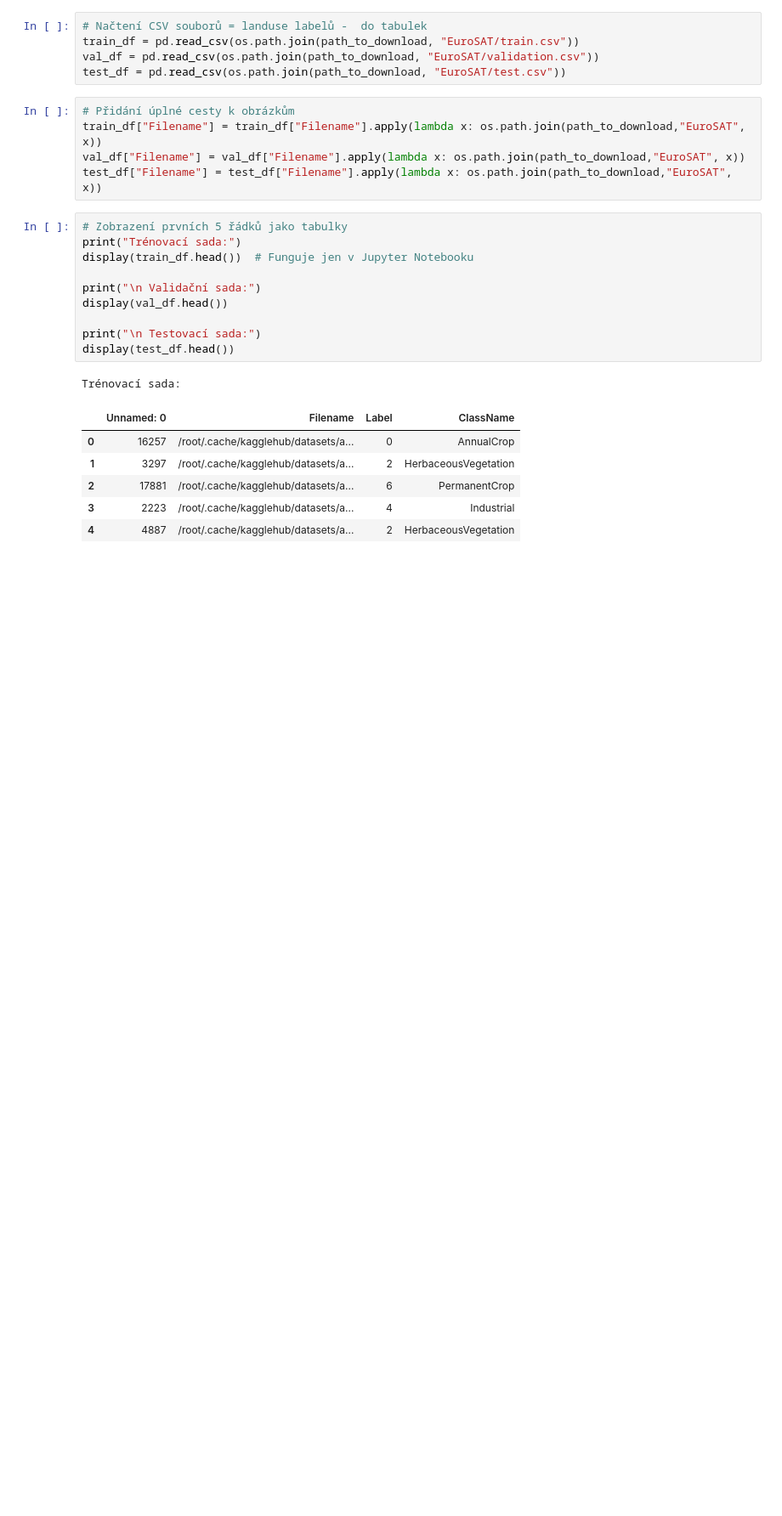
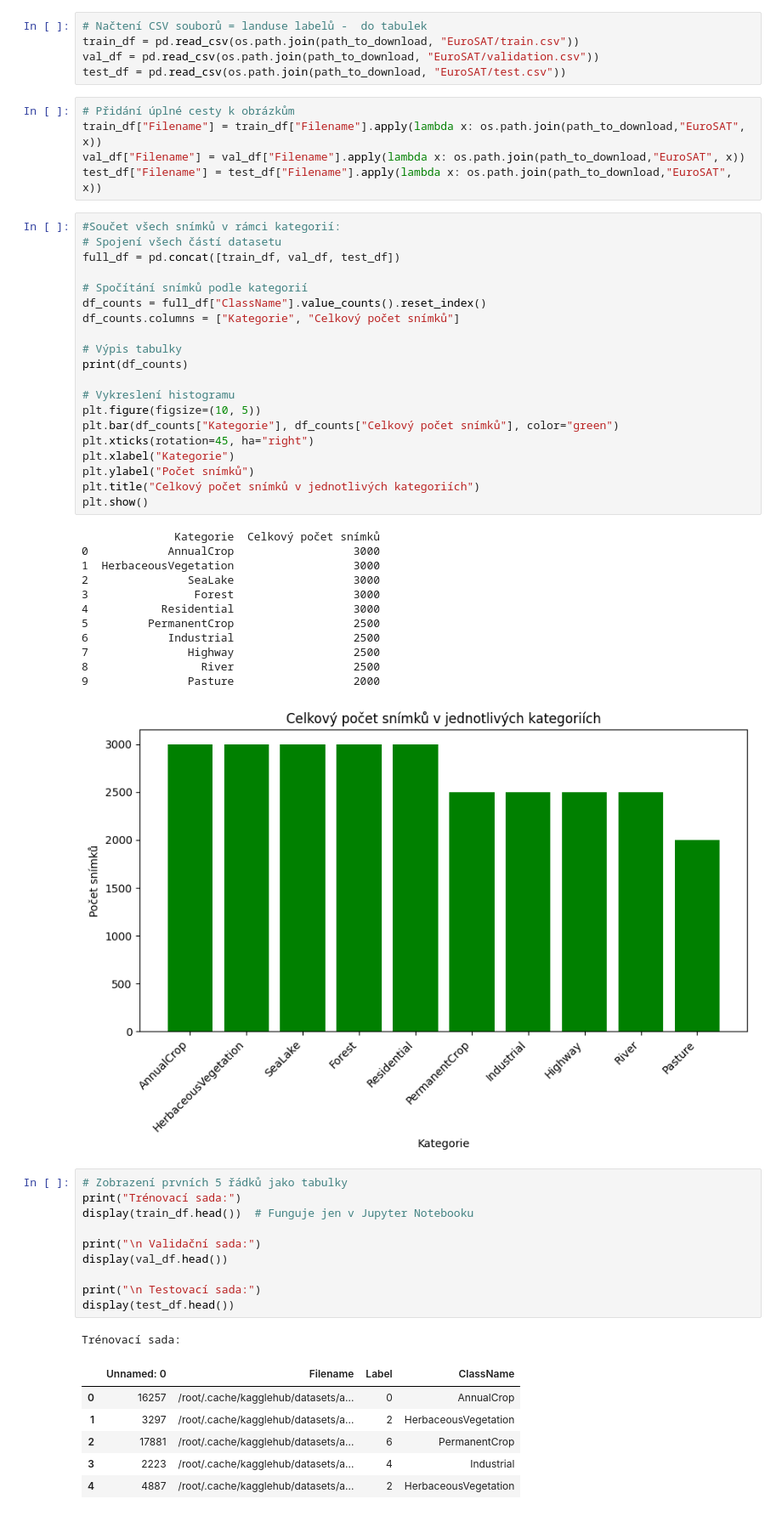
Before and after one commit to MartinaWestrik/Eurosat-Neural-Networks, a Jupyter notebook: Eurosat_Neural_Networks_V0.ipynb, the cells around one changed output. Shown at 85% size. Cells and saved outputs as stored; diff of their text form; blank space fills up the shorter version.

```diff
--- a/Eurosat_Neural_Networks_V0.ipynb
+++ b/Eurosat_Neural_Networks_V0.ipynb
@@ -73,6 +78,39 @@ test_df = pd.read_csv(os.path.join(path_to_download, "EuroSAT/test.csv"))
 train_df["Filename"] = train_df["Filename"].apply(lambda x: os.path.join(path_to_download,"EuroSAT", x))
 val_df["Filename"] = val_df["Filename"].apply(lambda x: os.path.join(path_to_download,"EuroSAT", x))
 test_df["Filename"] = test_df["Filename"].apply(lambda x: os.path.join(path_to_download,"EuroSAT", x))
+# %%
+#Součet všech snímků v rámci kategorií:
+# Spojení všech částí datasetu
+full_df = pd.concat([train_df, val_df, test_df])
+
+# Spočítání snímků podle kategorií
+df_counts = full_df["ClassName"].value_counts().reset_index()
+df_counts.columns = ["Kategorie", "Celkový počet snímků"]
+
+# Výpis tabulky
+print(df_counts)
+
+# Vykreslení histogramu
+plt.figure(figsize=(10, 5))
+plt.bar(df_counts["Kategorie"], df_counts["Celkový počet snímků"], color="green")
+plt.xticks(rotation=45, ha="right")
+plt.xlabel("Kategorie")
+plt.ylabel("Počet snímků")
+plt.title("Celkový počet snímků v jednotlivých kategoriích")
+plt.show()
+# %% [output]
+              Kategorie  Celkový počet snímků
+0            AnnualCrop                  3000
+1  HerbaceousVegetation                  3000
+2               SeaLake                  3000
+3                Forest                  3000
+4           Residential                  3000
+5         PermanentCrop                  2500
+6            Industrial                  2500
+7               Highway                  2500
+8                 River                  2500
+9               Pasture                  2000
+[figure, added]
 # %%
 # Zobrazení prvních 5 řádků jako tabulky
 print("Trénovací sada:")
```
Also changed, not shown: parts of 18 cells of this notebook.
